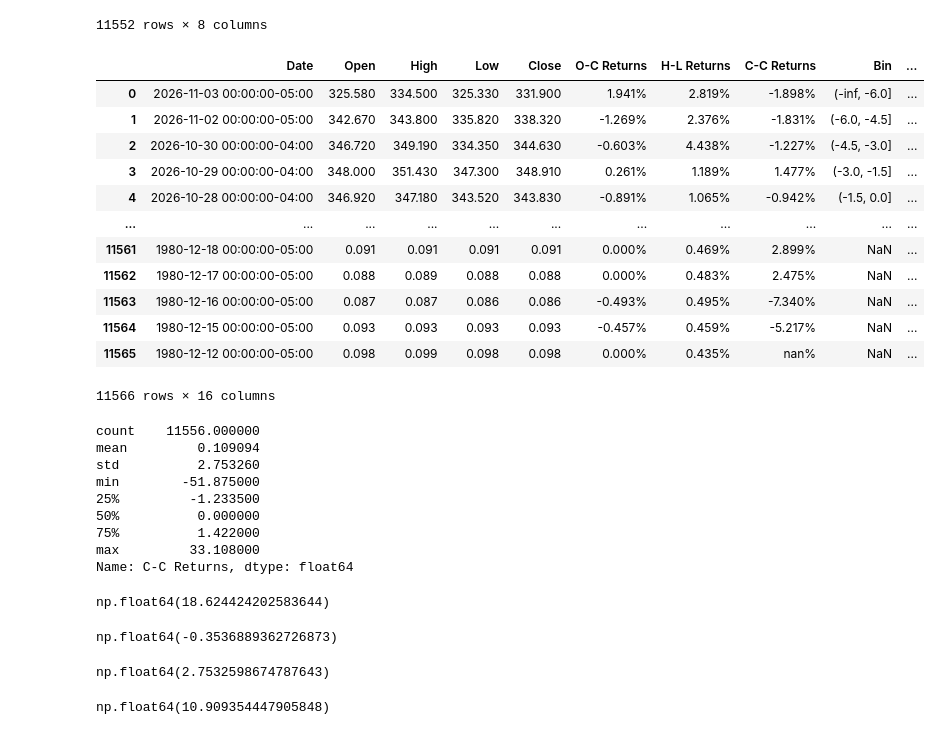
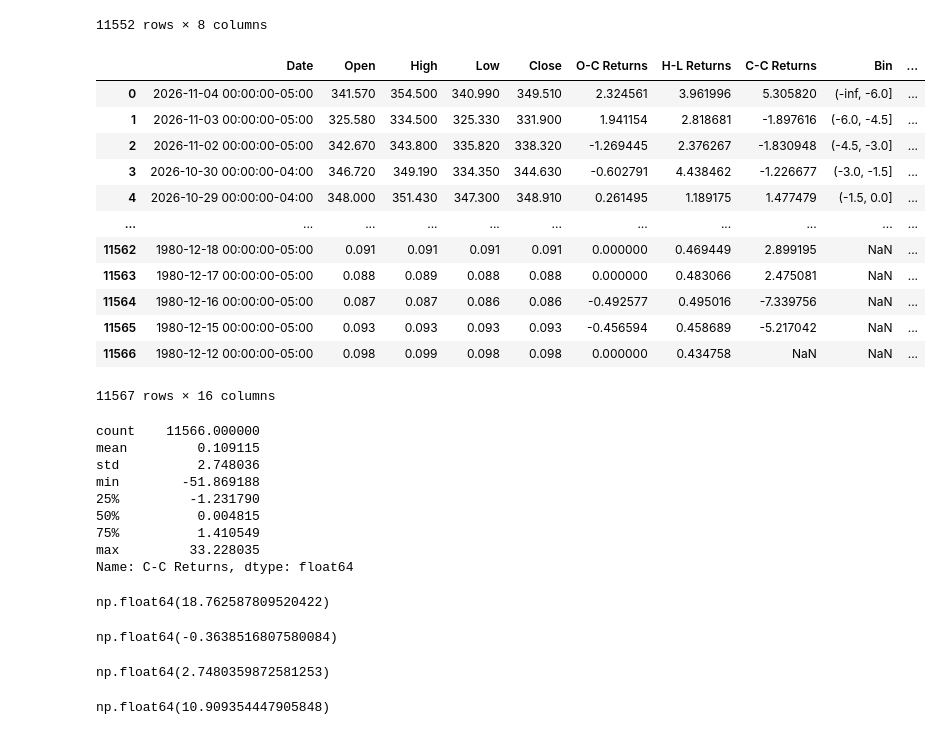
Before and after one commit to WLANguini/DoR_Automation_Module, a Jupyter notebook: notebooks/notebook_test.ipynb, the cells around one changed output. Drawn from its saved outputs; the diff is of its cells as text; code cells hidden in the pictures.

```diff
--- a/notebooks/notebook_test.ipynb
+++ b/notebooks/notebook_test.ipynb
@@ -159,46 +159,46 @@ df
 | 0 | 1980-12-12 00:00:00-05:00 | 0.098122 | 0.098549 | 0.098122 | 0.098122 | 0.000000 | 0.434758 | 5.504231 |
 11552 rows × 8 columns
 # %%
-df = pd.read_csv("AAPL_DoR_Daily copy.csv")
+df = pd.read_csv("AAPL_DoR_Daily.csv")
 df
 # %% [output]
 |  | Date | Open | High | Low | Close | O-C Returns | H-L Returns | C-C Returns | Bin | ... |
-| 0 | 2026-11-03 00:00:00-05:00 | 325.580 | 334.500 | 325.330 | 331.900 | 1.941% | 2.819% | -1.898% | (-inf, -6.0] | ... |
-| 1 | 2026-11-02 00:00:00-05:00 | 342.670 | 343.800 | 335.820 | 338.320 | -1.269% | 2.376% | -1.831% | (-6.0, -4.5] | ... |
-| 2 | 2026-10-30 00:00:00-04:00 | 346.720 | 349.190 | 334.350 | 344.630 | -0.603% | 4.438% | -1.227% | (-4.5, -3.0] | ... |
-| 3 | 2026-10-29 00:00:00-04:00 | 348.000 | 351.430 | 347.300 | 348.910 | 0.261% | 1.189% | 1.477% | (-3.0, -1.5] | ... |
-| 4 | 2026-10-28 00:00:00-04:00 | 346.920 | 347.180 | 343.520 | 343.830 | -0.891% | 1.065% | -0.942% | (-1.5, 0.0] | ... |
+| 0 | 2026-11-04 00:00:00-05:00 | 341.570 | 354.500 | 340.990 | 349.510 | 2.324561 | 3.961996 | 5.305820 | (-inf, -6.0] | ... |
+| 1 | 2026-11-03 00:00:00-05:00 | 325.580 | 334.500 | 325.330 | 331.900 | 1.941154 | 2.818681 | -1.897616 | (-6.0, -4.5] | ... |
+| 2 | 2026-11-02 00:00:00-05:00 | 342.670 | 343.800 | 335.820 | 338.320 | -1.269445 | 2.376267 | -1.830948 | (-4.5, -3.0] | ... |
+| 3 | 2026-10-30 00:00:00-04:00 | 346.720 | 349.190 | 334.350 | 344.630 | -0.602791 | 4.438462 | -1.226677 | (-3.0, -1.5] | ... |
+| 4 | 2026-10-29 00:00:00-04:00 | 348.000 | 351.430 | 347.300 | 348.910 | 0.261495 | 1.189175 | 1.477479 | (-1.5, 0.0] | ... |
 | ... | ... | ... | ... | ... | ... | ... | ... | ... | ... | ... |
-| 11561 | 1980-12-18 00:00:00-05:00 | 0.091 | 0.091 | 0.091 | 0.091 | 0.000% | 0.469% | 2.899% | NaN | ... |
-| 11562 | 1980-12-17 00:00:00-05:00 | 0.088 | 0.089 | 0.088 | 0.088 | 0.000% | 0.483% | 2.475% | NaN | ... |
-| 11563 | 1980-12-16 00:00:00-05:00 | 0.087 | 0.087 | 0.086 | 0.086 | -0.493% | 0.495% | -7.340% | NaN | ... |
-| 11564 | 1980-12-15 00:00:00-05:00 | 0.093 | 0.093 | 0.093 | 0.093 | -0.457% | 0.459% | -5.217% | NaN | ... |
-| 11565 | 1980-12-12 00:00:00-05:00 | 0.098 | 0.099 | 0.098 | 0.098 | 0.000% | 0.435% | nan% | NaN | ... |
+| 11562 | 1980-12-18 00:00:00-05:00 | 0.091 | 0.091 | 0.091 | 0.091 | 0.000000 | 0.469449 | 2.899195 | NaN | ... |
+| 11563 | 1980-12-17 00:00:00-05:00 | 0.088 | 0.089 | 0.088 | 0.088 | 0.000000 | 0.483066 | 2.475081 | NaN | ... |
+| 11564 | 1980-12-16 00:00:00-05:00 | 0.087 | 0.087 | 0.086 | 0.086 | -0.492577 | 0.495016 | -7.339756 | NaN | ... |
+| 11565 | 1980-12-15 00:00:00-05:00 | 0.093 | 0.093 | 0.093 | 0.093 | -0.456594 | 0.458689 | -5.217042 | NaN | ... |
+| 11566 | 1980-12-12 00:00:00-05:00 | 0.098 | 0.099 | 0.098 | 0.098 | 0.000000 | 0.434758 | NaN | NaN | ... |
-11566 rows × 16 columns
+11567 rows × 16 columns
 # %%
 df["C-C Returns"].describe()
 # %% [output]
-count    11556.000000
-mean         0.109094
-std          2.753260
-min        -51.875000
-25%         -1.233500
-50%          0.000000
-75%          1.422000
-max         33.108000
+count    11566.000000
+mean         0.109115
+std          2.748036
+min        -51.869188
+25%         -1.231790
+50%          0.004815
+75%          1.410549
+max         33.228035
 Name: C-C Returns, dtype: float64
 # %%
 df["C-C Returns"].kurt()
 # %% [output]
-np.float64(18.624424202583644)
+np.float64(18.762587809520422)
 # %%
 df["C-C Returns"].skew()
 # %% [output]
-np.float64(-0.3536889362726873)
+np.float64(-0.3638516807580084)
 # %%
 df["C-C Returns"].std()
 # %% [output]
-np.float64(2.7532598674787643)
+np.float64(2.7480359872581253)
 # %%
 # %% [output]
 np.float64(10.909354447905848)
```
Also changed, not shown: 15 other files.
